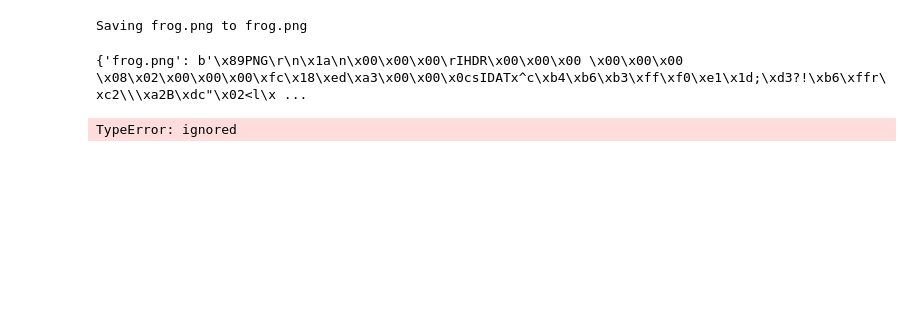
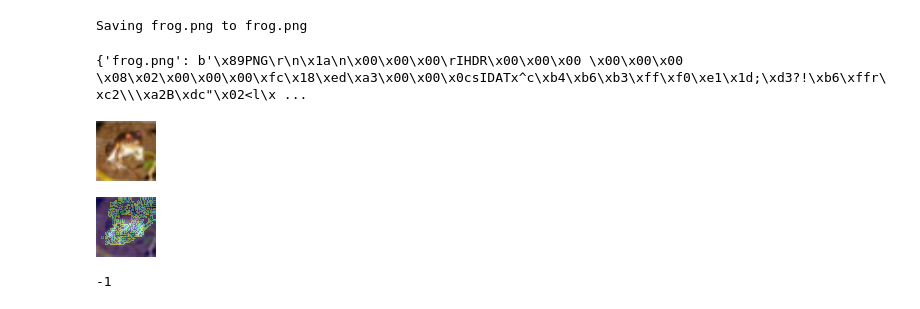
Before and after one commit to shankarj67/EIP-Resnet-CIFAR10, a Jupyter notebook: keras_cifar10_resnet.ipynb, the cells around one changed output. Cells and saved outputs as stored; diff of their text form; code cells hidden in the pictures; blank space fills up the shorter version.

Commit message:
working grad-cam for one misclassified image

```diff
--- a/keras_cifar10_resnet (1).ipynb
+++ b/keras_cifar10_resnet.ipynb
@@ -547,16 +547,17 @@ Saving frog.png to frog.png
 # %%
 import cv2
 from google.colab.patches import cv2_imshow
-img_path = x_test[0]
-img_cv = cv2.resize(img_path,(32,32))
-img = cv2.imread(img_cv)
+img_path = "frog.png"
+img = cv2.imread(img_path)
 img = cv2.resize(img, (60,60))
 heatmap = cv2.resize(heatmap, (60, 60))
 heatmap = np.uint8(255 * heatmap)
 heatmap = cv2.applyColorMap(heatmap, cv2.COLORMAP_JET)
 superimposed_img = cv2.addWeighted(img, 0.6, heatmap, 0.4, 0)
 cv2_imshow(img)
 cv2_imshow(superimposed_img)
 cv2.waitKey(0)
 # %% [output]
+[figure, added]
+[figure, added]
-TypeError: ignored
+-1
```
